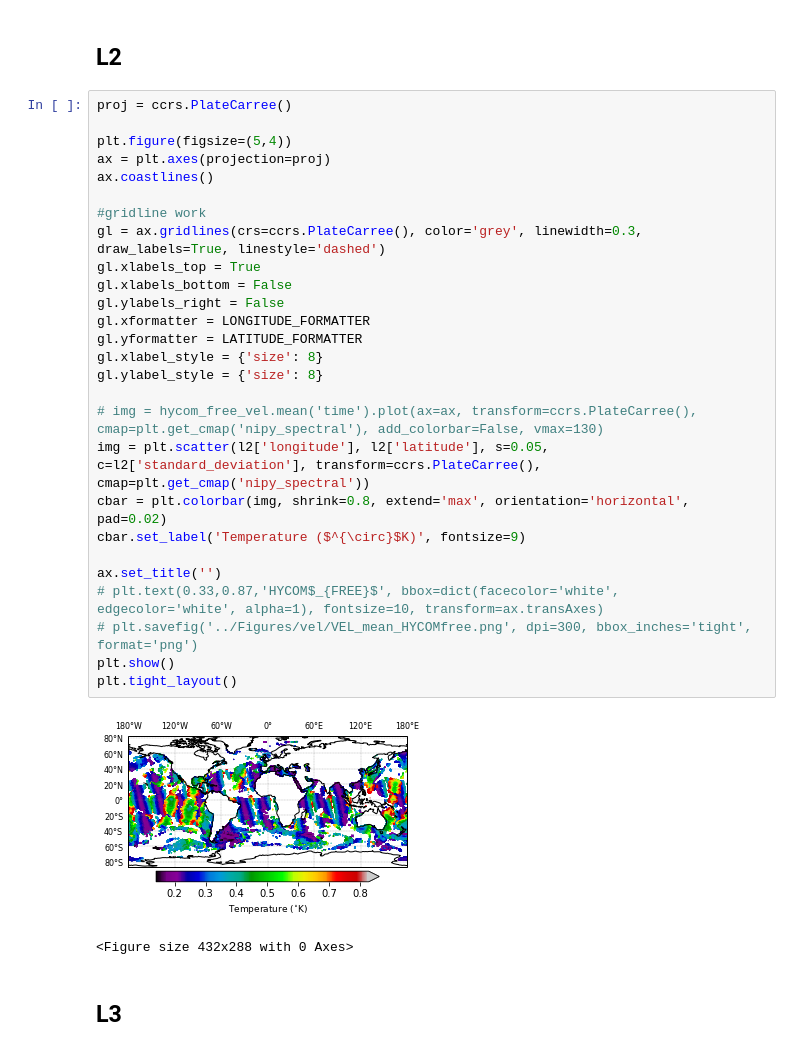
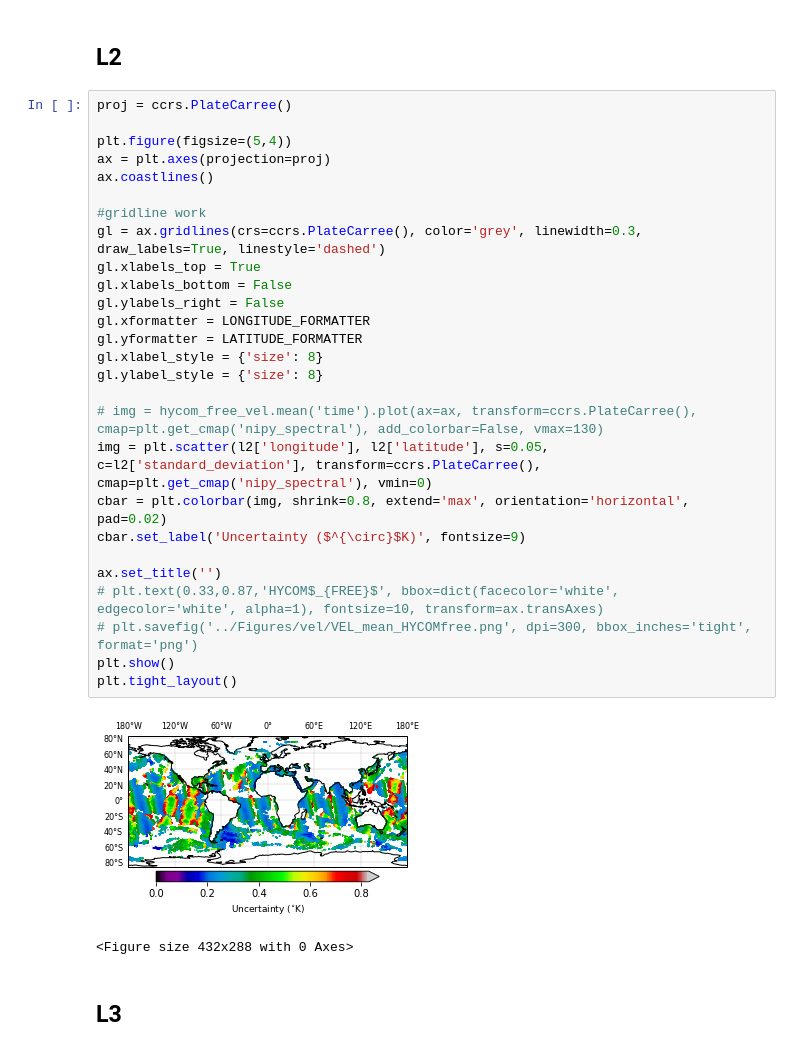
Before and after one commit to HarryLuyt/paper1_scripts, a Jupyter notebook: Scripts/CCI_L4vsTSST.ipynb, the cells around one changed output. Cells and saved outputs as stored; diff of their text form.

```diff
--- a/Scripts/CCI_L4vsTSST.ipynb
+++ b/Scripts/CCI_L4vsTSST.ipynb
@@ -71,32 +71,32 @@ Attributes:
 # %%
 proj = ccrs.PlateCarree()
 
 plt.figure(figsize=(5,4))
 ax = plt.axes(projection=proj)
 ax.coastlines()
 
 #gridline work
 gl = ax.gridlines(crs=ccrs.PlateCarree(), color='grey', linewidth=0.3, draw_labels=True, linestyle='dashed')
 gl.xlabels_top = True
 gl.xlabels_bottom = False
 gl.ylabels_right = False
 gl.xformatter = LONGITUDE_FORMATTER
 gl.yformatter = LATITUDE_FORMATTER
 gl.xlabel_style = {'size': 8}
 gl.ylabel_style = {'size': 8}
 
 # img = hycom_free_vel.mean('time').plot(ax=ax, transform=ccrs.PlateCarree(), cmap=plt.get_cmap('nipy_spectral'), add_colorbar=False, vmax=130)
-img = plt.scatter(l2['longitude'], l2['latitude'], s=0.05, c=l2['standard_deviation'], transform=ccrs.PlateCarree(), cmap=plt.get_cmap('nipy_spectral'))
+img = plt.scatter(l2['longitude'], l2['latitude'], s=0.05, c=l2['standard_deviation'], transform=ccrs.PlateCarree(), cmap=plt.get_cmap('nipy_spectral'), vmin=0)
 cbar = plt.colorbar(img, shrink=0.8, extend='max', orientation='horizontal', pad=0.02)
-cbar.set_label('Temperature ($^{\circ}$K)', fontsize=9)
+cbar.set_label('Uncertainty ($^{\circ}$K)', fontsize=9)
 
 ax.set_title('')
 # plt.text(0.33,0.87,'HYCOM$_{FREE}$', bbox=dict(facecolor='white', edgecolor='white', alpha=1), fontsize=10, transform=ax.transAxes)
 # plt.savefig('../Figures/vel/VEL_mean_HYCOMfree.png', dpi=300, bbox_inches='tight', format='png')
 plt.show()
 plt.tight_layout()
 # %% [output]
-[figure, old version]
+[figure, new version]
 <Figure size 432x288 with 0 Axes>
 # %% [markdown]
 ## L3
```
Also changed, not shown: parts of 5 cells of this notebook.
